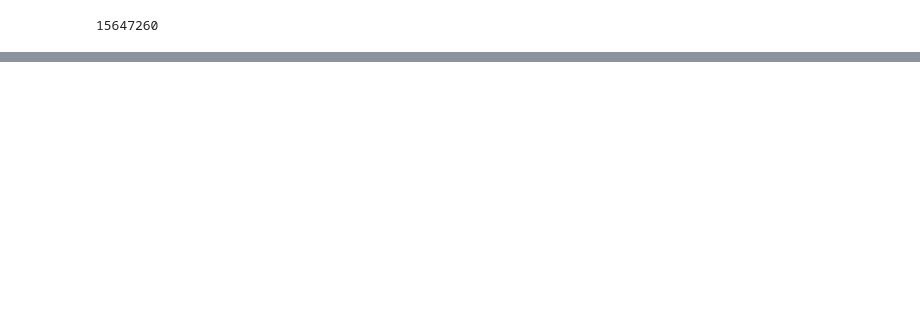
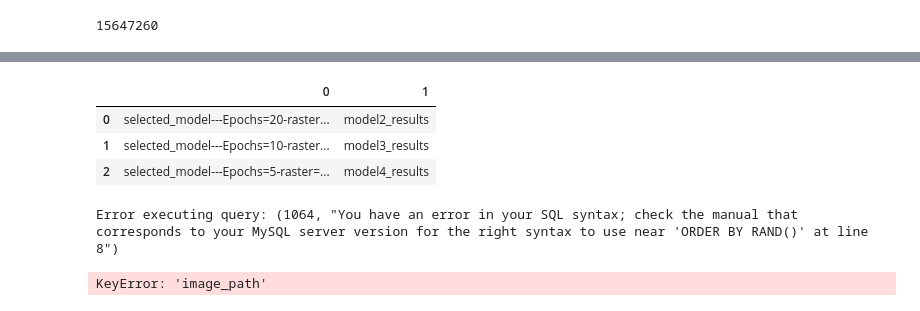
Before and after one commit to Frederic-P/automotive_project, a Jupyter notebook: notebooks/model appliers/apply_bintag.ipynb, the cells around one changed output, grey strips where cells are left out. Saved outputs shown, nothing was run; the diff lists cells and outputs as text; code cells hidden in the pictures; blank space fills up the shorter version.

```diff
--- a/notebooks/model appliers/apply_bintag.ipynb
+++ b/notebooks/model appliers/apply_bintag.ipynb
@@ -110,17 +108,0 @@ model = load_model(os.path.join(model_dir, name))
-# %%
-all_results = pd.DataFrame(columns=['id', 'predictions'])
-for start in range(0, len(img_table), batch_size):
-    batch = img_table.iloc[start:start + batch_size]
-    images = []
-    pk_ids = batch['id']
-    for _, row in batch.iterrows():
-        bbox = (row['yolobox_top_left_x'], row['yolobox_top_left_y'], row['yolobox_bottom_right_x'], row['yolobox_bottom_right_y'])
-        img = preprocess_image(row['image_path'], use_bbox, bbox, rastersize)
-        images.append(img)
-    images = np.array(images)
-    predictions = model.predict(images)
-    batch_df = pd.DataFrame({
-        'id' : pk_ids.values,
-        'predictions' : predictions.flatten()
-    })
-    all_results = pd.concat([all_results, batch_df], ignore_index=True)
@@ -170,16 +185,30 @@ Connection closed
+# %%
+mod_cols
+# %% [output]
+|  | 0 | 1 |
+| 0 | selected_model---Epochs=20-raster... | model2_results |
+| 1 | selected_model---Epochs=10-raster... | model3_results |
+| 2 | selected_model---Epochs=5-raster=... | model4_results |
 # %%
 #check how good your predictions are by inspecting a random grid of results:
+#SMALL NOTICE: There's a big chance that
 
 query = """SELECT *
         FROM images
         JOIN bintag_predicts
             ON bintag_predicts.image_id = images.id
         WHERE
-            bintag_predicts.model1_results >= 0.95
+            bintag_predicts.model1_results >= 0.90
+        ORDER BY RAND()
+        LIMIT 10000
+
         """
 
 prediction_data = pd.DataFrame(db.execute_query(query))
 prediction_data['image_path'] = prediction_data['image_path'].apply(lambda x: path_handler(basedir, x))
+# %% [output]
+Error executing query: (1064, "You have an error in your SQL syntax; check the manual that corresponds to your MySQL server version for the right syntax to use near 'ORDER BY RAND()' at line 8")
+KeyError: 'image_path'
 # %%
 import matplotlib.pyplot as plt
 
```
Also changed, not shown: parts of 16 cells of this notebook, 1 other file.
